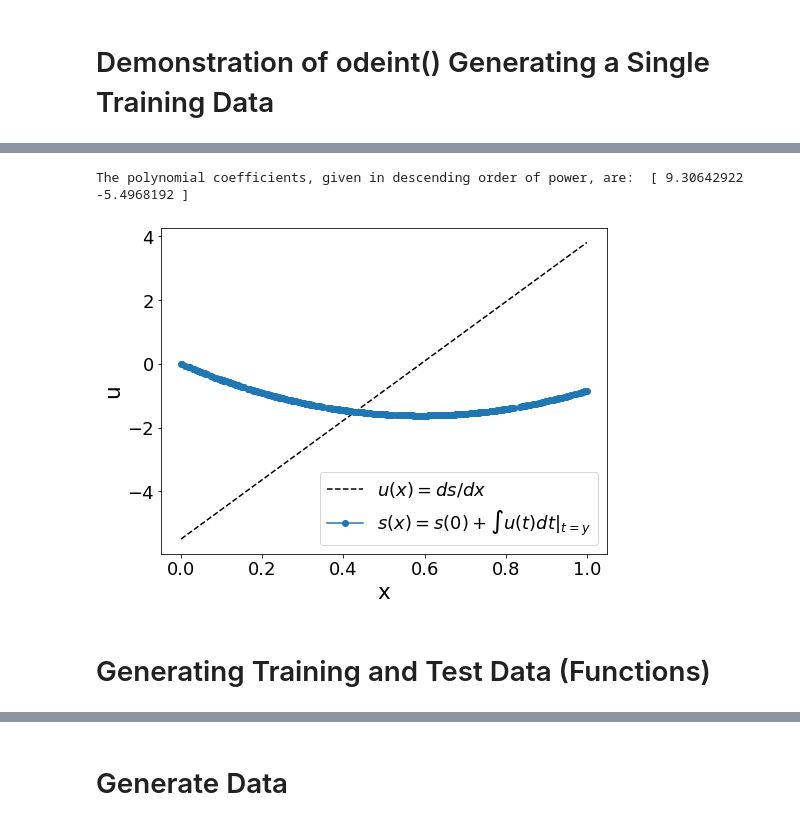
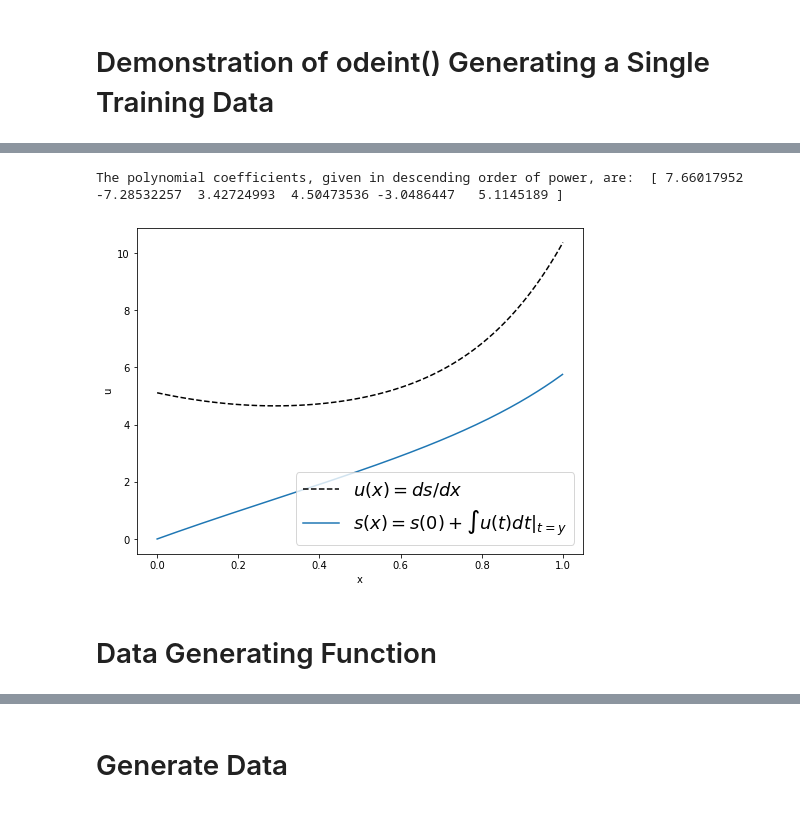
Before and after one commit to Memoisation/PDE-DeepONet-Learning, a Jupyter notebook: DeepONet_Antiderivative(Polynomial_Sampling).ipynb, the cells around one changed output, grey strips where cells are left out. Saved outputs shown, nothing was run; the diff lists cells and outputs as text; code cells hidden in the pictures.

```diff
--- a/DeepONet_Antiderivative(Polynomial_Sampling).ipynb
+++ b/DeepONet_Antiderivative(Polynomial_Sampling).ipynb
@@ -58,6 +46,6 @@ where d is the degree of the polynomial and c_i are the coefficients.
 # %%
-def sample_polynomial(degree, m, key, domain_min=0, domain_max=1):
-    x_values = onp.linspace(domain_min, domain_max, m)
+def sample_polynomial(degree, m_train, key):
+    x_values = onp.linspace(d_min, d_max, m_train)
     coefficients = random.uniform(key, shape=(degree + 1,), minval=-10, maxval=10)
     y_values = np.polyval(coefficients, x_values)
     samples = np.column_stack((x_values, y_values))
@@ -69,20 +57,18 @@ def plot_us(x,u,y,s):
   color='black'
   wdt=1.5
   ax1.plot(x,u,'k--',label='$u(x)=ds/dx$',linewidth=wdt)
-  ax1.plot(y,s,'o-',label='$s(x)=s(0)+\int u(t)dt|_{t=y}$',linewidth=wdt)
-  ax1.set_xlabel('x',fontsize='large')
-  ax1.set_ylabel('u',fontsize='large')
+  ax1.plot(y,s,'-',label='$s(x)=s(0)+\int u(t)dt|_{t=y}$',linewidth=wdt)
+  ax1.set_xlabel('x')
+  ax1.set_ylabel('u')
   ax1.tick_params(axis='y', color=color)
   ax1.legend(loc = 'lower right', ncol=1)
 # %% [markdown]
 # Initialization of Variables
 # %%
-degree = 50
-domain_min = 0
-domain_max = 1
-N_train = 2 # overridden in data gen
-P_train = 5 # overridden in data gen
-m = 100 # number of input sensors
+degree = 5
+d_max = 1
+d_min = (0) # constant
+m = 250 # number of input sensors
 x = np.linspace(0, 1, m)
 key = random.PRNGKey(0)  # use different key for generating training data and test data
 config.update("jax_enable_x64", True) # Enable double precision
@@ -97,26 +77,29 @@ $u$: evaluates the $u_{fn}$ function at $x$ and assign result to $u$
 # %%
-# Sample polynomial at `m` sensor points on [0,1]
-samples = sample_polynomial(degree, m, key)
+m_train = (degree + 1)
+P_train = 5
+
+# Sample a random polynomial at `m_train` points on [0 , d_max]
+samples = sample_polynomial(degree, m_train, key)
 coeffs = np.polyfit(samples[:, 0], samples[:, 1], degree)
 
-# Input sensor locations and measurements
-u = samples[:,1]
+# Create a callable polynomial evaluation function
+u_fn = lambda a, b: np.polyval(coeffs, b)
 
-# Create a callable interpolation function
-u_fn = lambda x, t: np.polyval(coeffs, t)
+# Input measurements
+u = u_fn(coeffs, x)
 
-# Output sensor locations and measurements
-y_train = random.uniform(key=key, shape=(P_train*100,)).sort()
+# Collocation points and labels
+y_train = random.uniform(key=key, shape=(P_train*100,), maxval=d_max).sort()
 s_train = odeint(u_fn, 0.0, y_train)
 
 plot_us(x,u,y_train,s_train)
 
 print('The polynomial coefficients, given in descending order of power, are: ', coeffs)
 # %% [output]
-The polynomial coefficients, given in descending order of power, are:  [ 9.30642922 -5.4968192 ]
+The polynomial coefficients, given in descending order of power, are:  [ 7.66017952 -7.28532257  3.42724993  4.50473536 -3.0486447   5.1145189 ]
-[figure, old version]
+[figure, new version]
-# %% [markdown]
-# Generating Training and Test Data (Functions)
+# %% [markdown]
+# Data Generating Function
 # %% [markdown]
 **DeepOnet**
 
```
Also changed, not shown: parts of 15 cells of this notebook.
